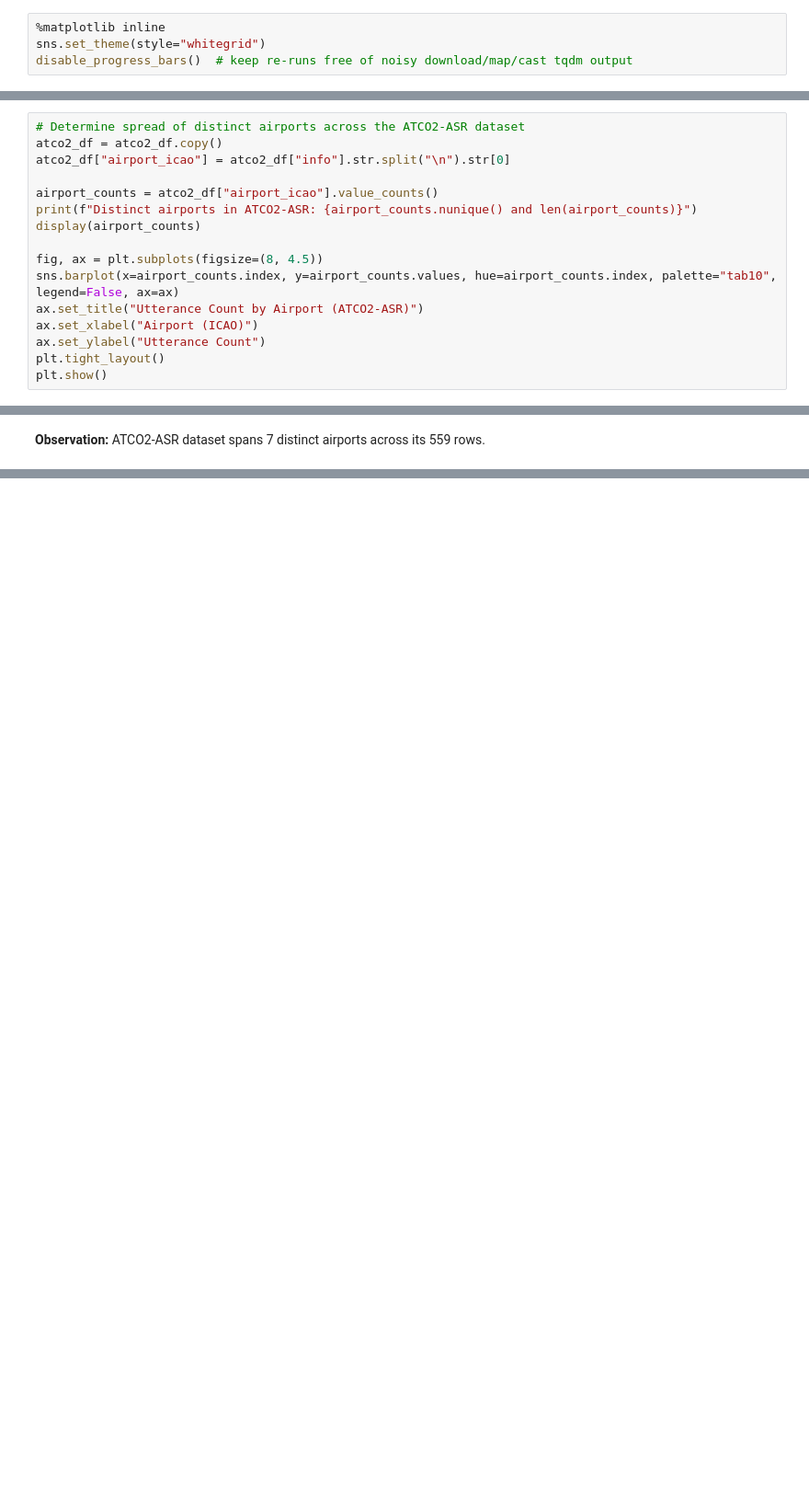
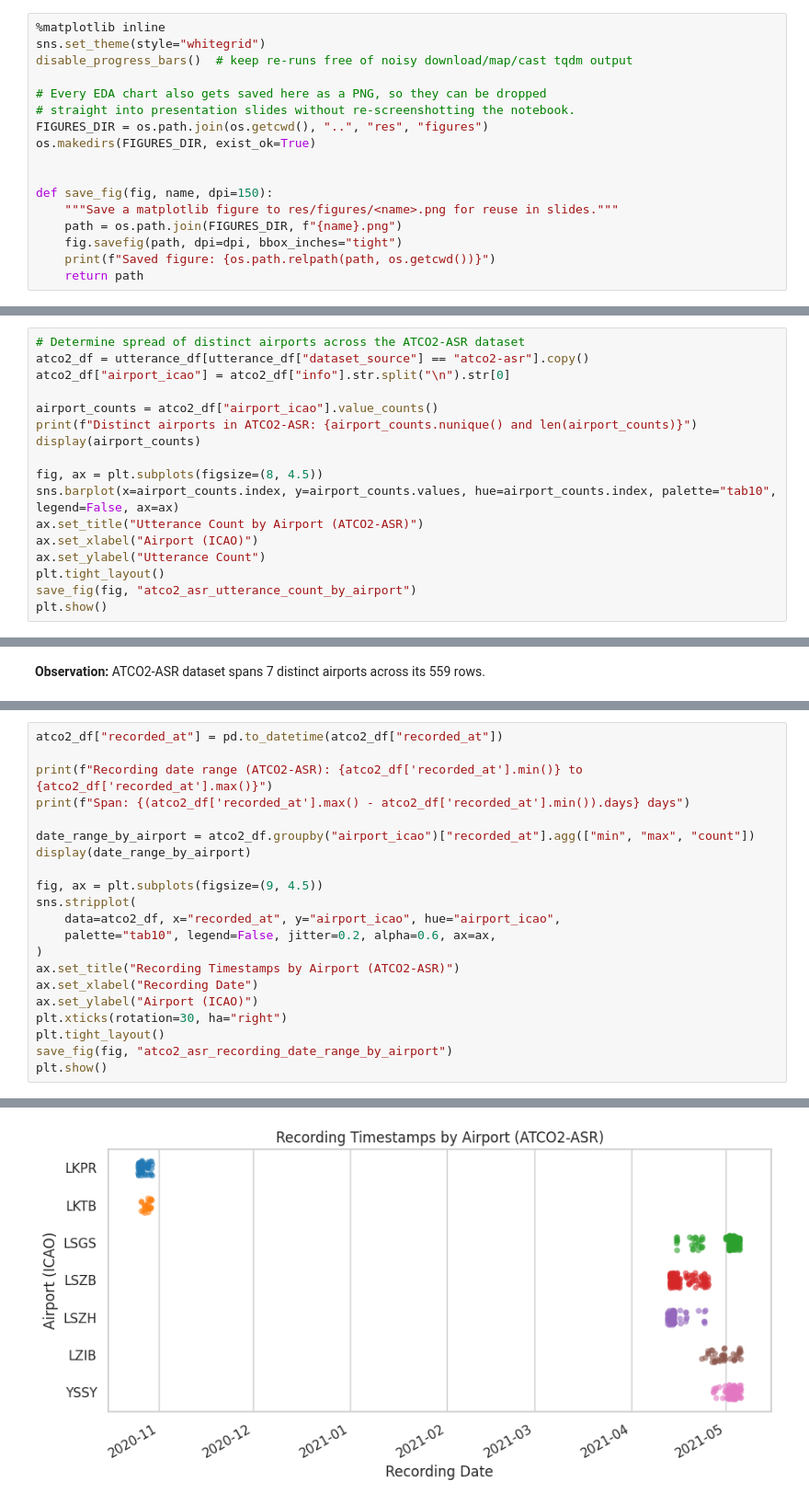
Before and after one commit to BrettFX/UMBC-DATA606-Capstone, a Jupyter notebook: notebooks/allen_data_606_proposal_eda.ipynb, the cells around one changed output, grey strips where cells are left out. Shown at 92% size. Cells and saved outputs as stored; diff of their text form; blank space fills up the shorter version.

```diff
--- a/notebooks/allen_data_606_proposal_eda.ipynb
+++ b/notebooks/allen_data_606_proposal_eda.ipynb
@@ -54,6 +90,19 @@ from data_ingest_pipeline import DataIngestPipeline
 %matplotlib inline
 sns.set_theme(style="whitegrid")
 disable_progress_bars()  # keep re-runs free of noisy download/map/cast tqdm output
+
+# Every EDA chart also gets saved here as a PNG, so they can be dropped
+# straight into presentation slides without re-screenshotting the notebook.
+FIGURES_DIR = os.path.join(os.getcwd(), "..", "res", "figures")
+os.makedirs(FIGURES_DIR, exist_ok=True)
+
+
+def save_fig(fig, name, dpi=150):
+    """Save a matplotlib figure to res/figures/<name>.png for reuse in slides."""
+    path = os.path.join(FIGURES_DIR, f"{name}.png")
+    fig.savefig(path, dpi=dpi, bbox_inches="tight")
+    print(f"Saved figure: {os.path.relpath(path, os.getcwd())}")
+    return path
 # %%
 data_dir = "../data/"
 # %% [markdown]
@@ -709,7 +906,7 @@ plt.show()
 * The callsigns and airline names observed in the recording
 # %%
 # Determine spread of distinct airports across the ATCO2-ASR dataset
-atco2_df = atco2_df.copy()
+atco2_df = utterance_df[utterance_df["dataset_source"] == "atco2-asr"].copy()
 atco2_df["airport_icao"] = atco2_df["info"].str.split("\n").str[0]
 
 airport_counts = atco2_df["airport_icao"].value_counts()
@@ -722,6 +919,7 @@ ax.set_title("Utterance Count by Airport (ATCO2-ASR)")
 ax.set_xlabel("Airport (ICAO)")
 ax.set_ylabel("Utterance Count")
 plt.tight_layout()
+save_fig(fig, "atco2_asr_utterance_count_by_airport")
 plt.show()
 # %% [output]
 Distinct airports in ATCO2-ASR: 7
@@ -739,0 +946,22 @@ Name: count, dtype: int64
+# %%
+atco2_df["recorded_at"] = pd.to_datetime(atco2_df["recorded_at"])
+
+print(f"Recording date range (ATCO2-ASR): {atco2_df['recorded_at'].min()} to {atco2_df['recorded_at'].max()}")
+print(f"Span: {(atco2_df['recorded_at'].max() - atco2_df['recorded_at'].min()).days} days")
+
+date_range_by_airport = atco2_df.groupby("airport_icao")["recorded_at"].agg(["min", "max", "count"])
+display(date_range_by_airport)
+
+fig, ax = plt.subplots(figsize=(9, 4.5))
+sns.stripplot(
+    data=atco2_df, x="recorded_at", y="airport_icao", hue="airport_icao",
+    palette="tab10", legend=False, jitter=0.2, alpha=0.6, ax=ax,
+)
+ax.set_title("Recording Timestamps by Airport (ATCO2-ASR)")
+ax.set_xlabel("Recording Date")
+ax.set_ylabel("Airport (ICAO)")
+plt.xticks(rotation=30, ha="right")
+plt.tight_layout()
+save_fig(fig, "atco2_asr_recording_date_range_by_airport")
+plt.show()
+# %% [output]
@@ -739,0 +980 @@ Name: count, dtype: int64
+[figure, added]
```
Also changed, not shown: parts of 16 cells of this notebook, 13 other files.
